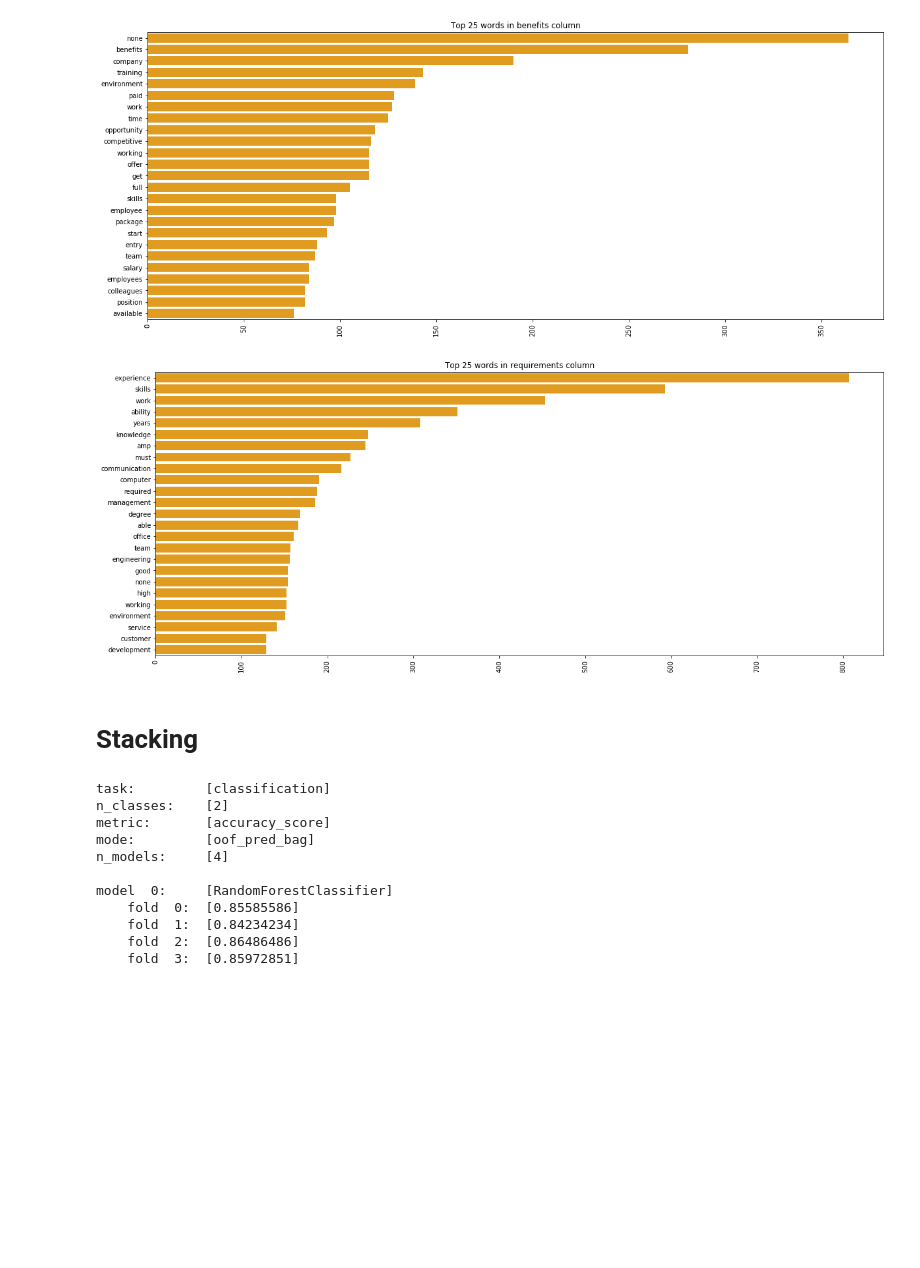
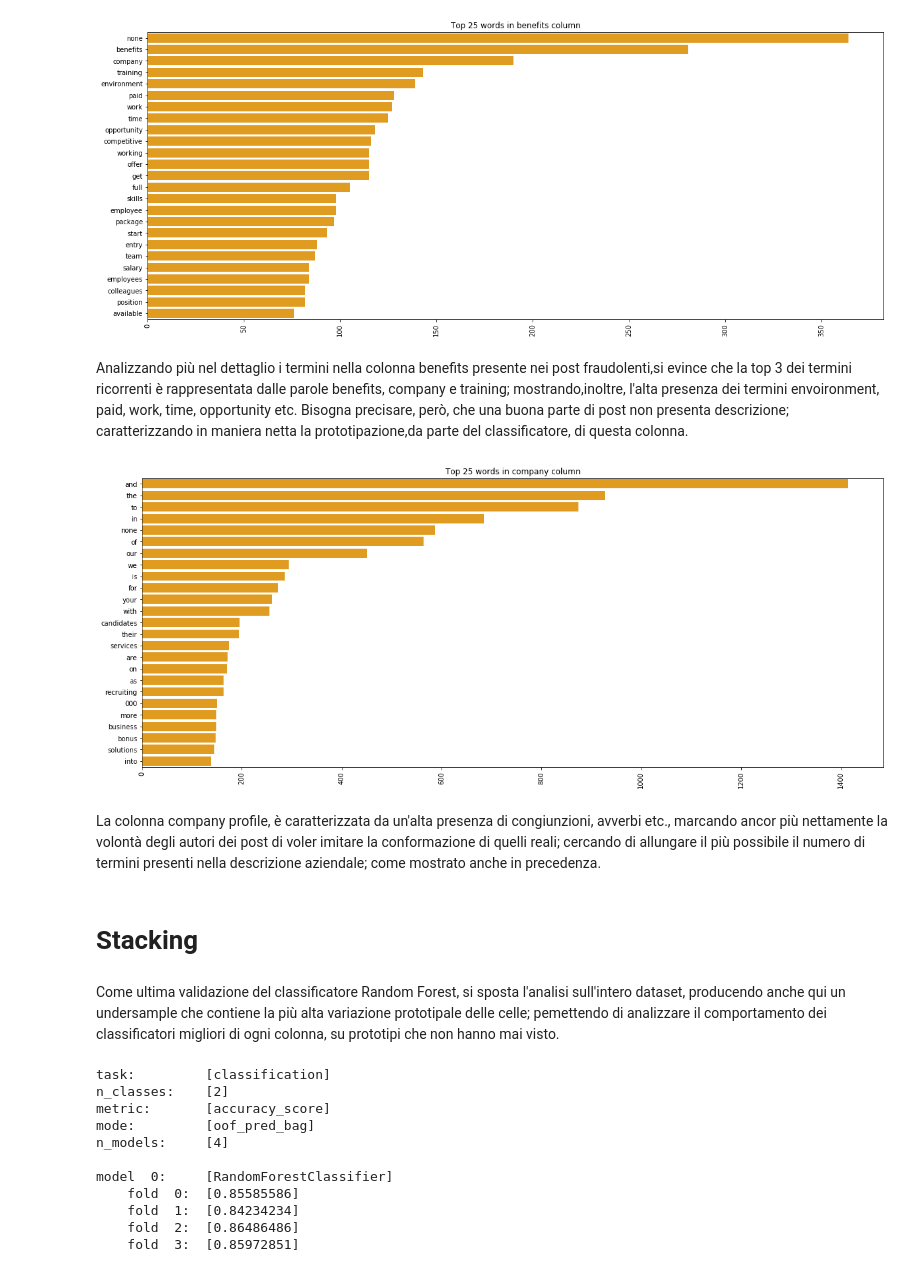
Before and after one commit to Elmaravilla7/DataMiningFJ, a Jupyter notebook: FakeJobPrediction.ipynb, the cells around one changed output. Saved outputs shown, nothing was run; the diff lists cells and outputs as text; code cells hidden in the pictures; blank space fills up the shorter version.

```diff
--- a/FakeJobPrediction.ipynb
+++ b/FakeJobPrediction.ipynb
@@ -813,18 +842,25 @@ plt.title('Top 25 words in benefits column')
 plt.show()
 # %% [output]
 [figure]
+# %% [markdown]
+Analizzando più nel dettaglio i termini nella colonna benefits presente nei post fraudolenti,si evince che la top 3 dei termini ricorrenti è rappresentata dalle parole benefits, company e training; mostrando,inoltre, l'alta presenza dei termini envoironment, paid, work, time, opportunity etc.
+Bisogna precisare, però, che una buona parte di post non presenta descrizione; caratterizzando in maniera netta la prototipazione,da parte del classificatore, di questa colonna.
 # %%
-reqFrau=contaP('requirements')
+reqFrau=contaP('company_profile')
 plt.figure(1,figsize=(20,8))
 plt.xticks(rotation='90')
 x,y=map(list,zip(*reqFrau))
 sns.barplot(x=y,y=x,color='orange')
-plt.title('Top 25 words in requirements column')
+plt.title('Top 25 words in company column')
 plt.show()
 # %% [output]
-[figure, old version]
+[figure, new version]
+# %% [markdown]
+La colonna company profile, è caratterizzata da un'alta presenza di congiunzioni, avverbi etc., marcando ancor più nettamente la volontà degli autori dei post di voler imitare la conformazione di quelli reali; cercando di allungare il più possibile il numero di termini presenti nella descrizione aziendale; come mostrato anche in precedenza.
 # %% [markdown]
 # Stacking
+# %% [markdown]
+Come ultima validazione del classificatore Random Forest, si sposta l'analisi sull'intero dataset, producendo anche qui un undersample che contiene la più alta variazione prototipale delle celle; pemettendo di analizzare il comportamento dei classificatori migliori di ogni colonna, su prototipi che non hanno mai visto.
 # %%
 import random
 y=dfw2v.fraudulent.to_numpy()
```
Also changed, not shown: parts of 21 cells of this notebook.
